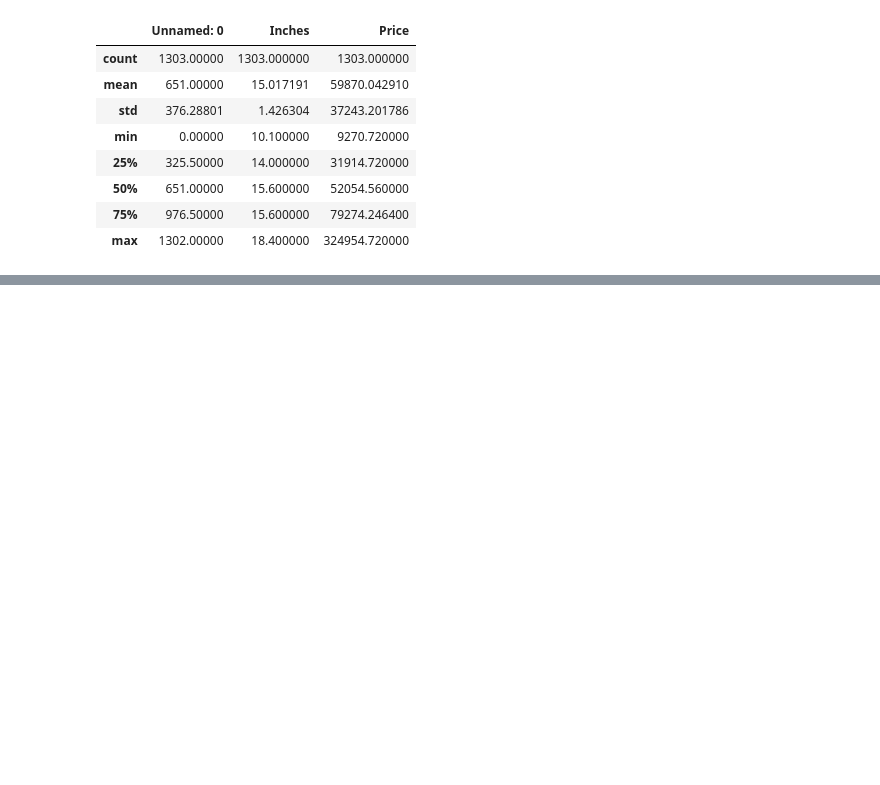
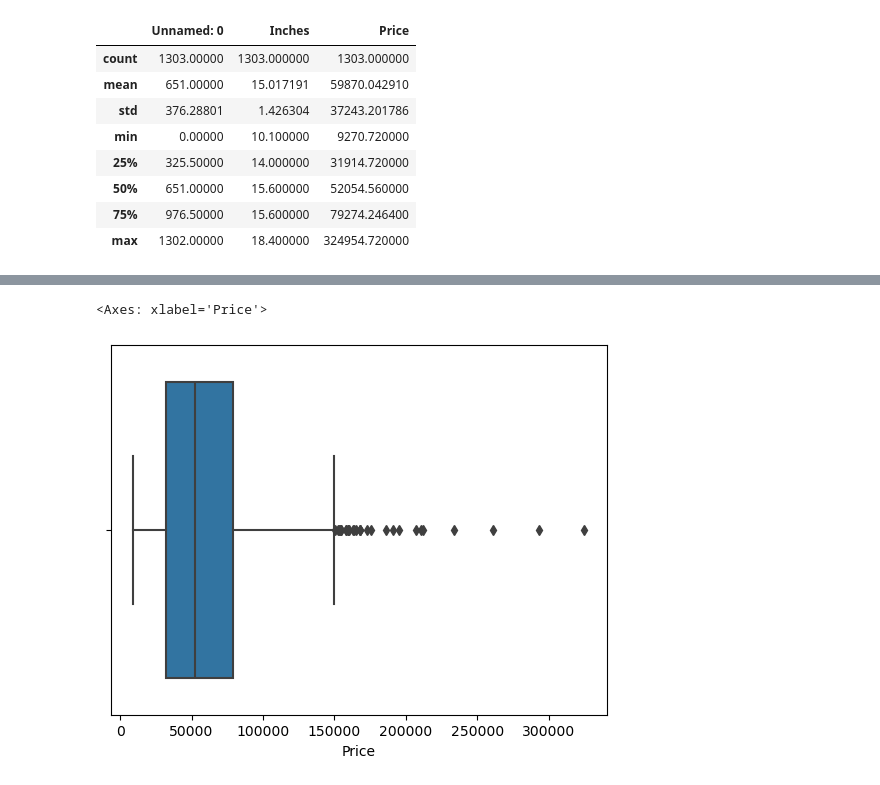
Before and after one commit to zafermesut/ai-crash-course, a Jupyter notebook: Homeworks/Laptop Price Prediction - Regression/Laptop Price Prediction.ipynb, the cells around one changed output, grey strips where cells are left out. Cells and saved outputs as stored; diff of their text form; code cells hidden in the pictures; blank space fills up the shorter version.

```diff
--- a/Homeworks/Laptop Price Prediction - Regression/Laptop Price Prediction.ipynb
+++ b/Homeworks/Laptop Price Prediction - Regression/Laptop Price Prediction.ipynb
@@ -84,0 +408,5 @@ df.describe()
+# %%
+sns.boxplot(x='Price', data=df)
+# %% [output]
+<Axes: xlabel='Price'>
+[figure, added]
```
Also changed, not shown: parts of 43 cells of this notebook.
